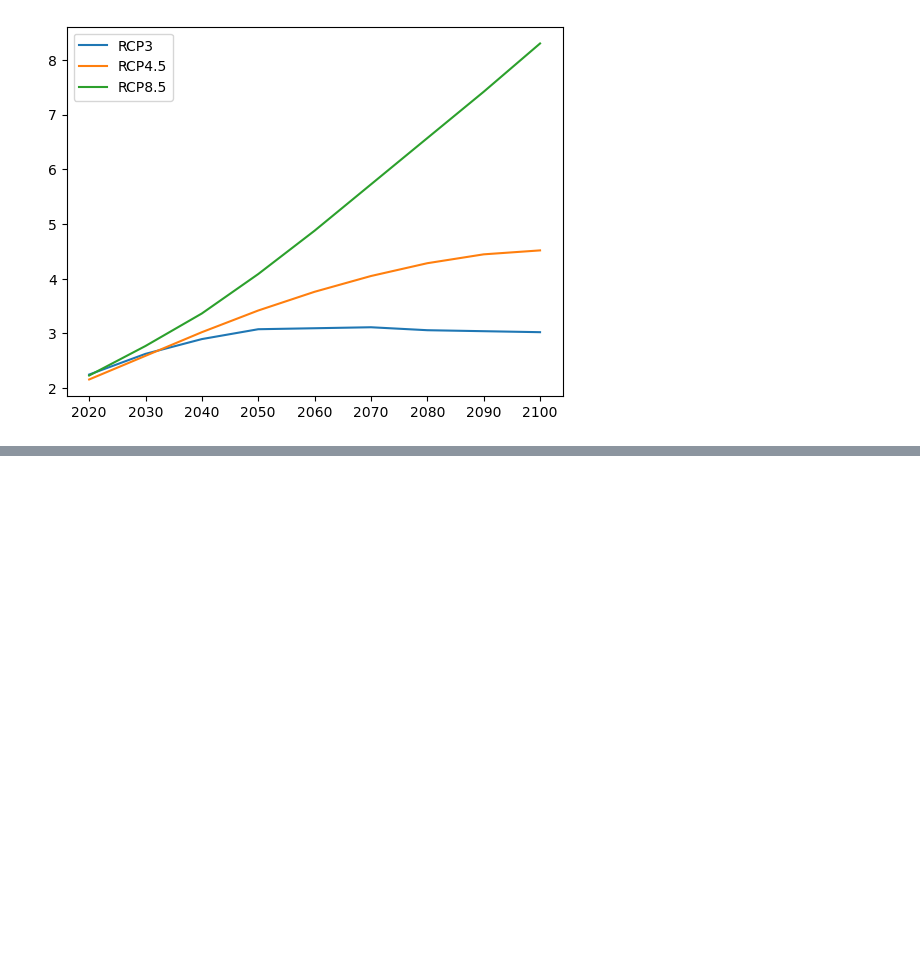
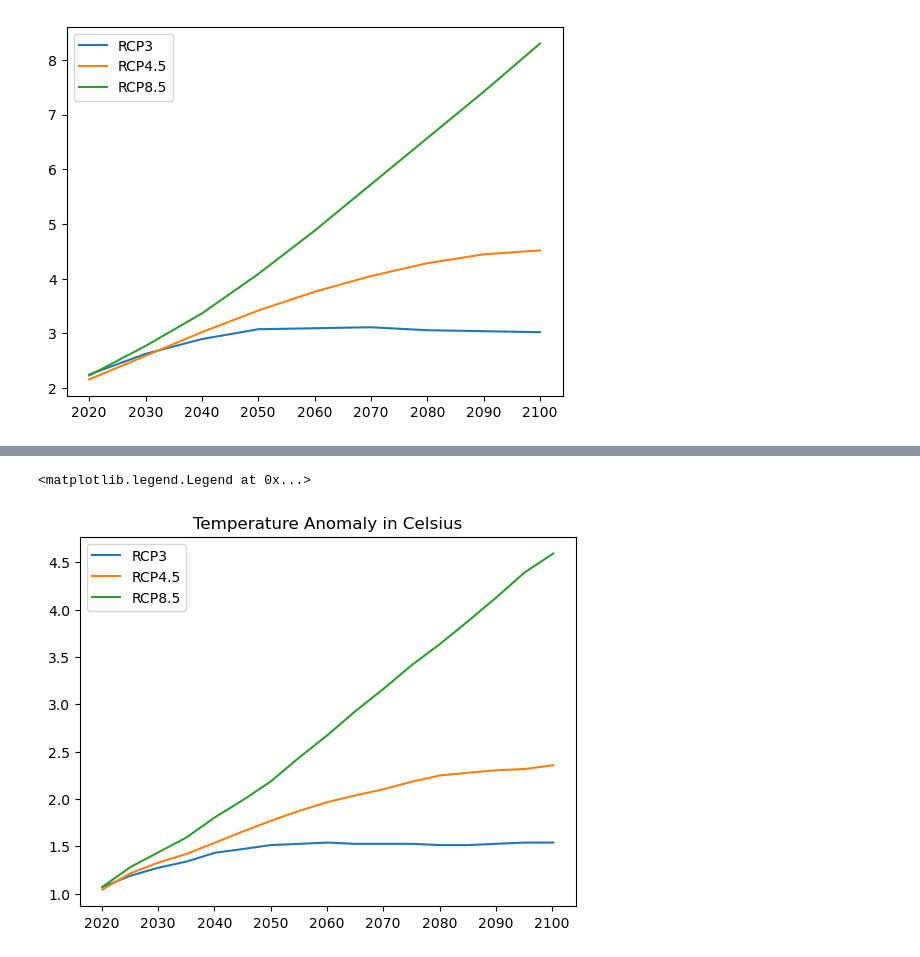
Before and after one commit to binchengecon/TwoCapital_New, a Jupyter notebook: test.ipynb, the cells around one changed output, grey strips where cells are left out. Cells and saved outputs as stored; diff of their text form; code cells hidden in the pictures; blank space fills up the shorter version.

```diff
--- a/test.ipynb
+++ b/test.ipynb
@@ -83,0 +95,10 @@ plt.legend()
+# %%
+plt.plot(data_back.loc[:,"YEARS"],data_back.loc[:,"RCP3"]*5/9,label="RCP3")
+plt.plot(data_back.loc[:,"YEARS"],data_back.loc[:,"RCP4.5"]*5/9,label="RCP4.5")
+# plt.plot(data_cmip5.loc[:,"period"],data_cmip5.loc[:,"RCP6"]*9/5,label="RCP6")
+plt.plot(data_back.loc[:,"YEARS"],data_back.loc[:,"RCP8"]*5/9,label="RCP8.5")
+plt.title("Temperature Anomaly in Celsius")
+plt.legend()
+# %% [output]
+<matplotlib.legend.Legend at 0x...>
+[figure, added]
```
Also changed, not shown: parts of 3 cells of this notebook, 1 other file.
